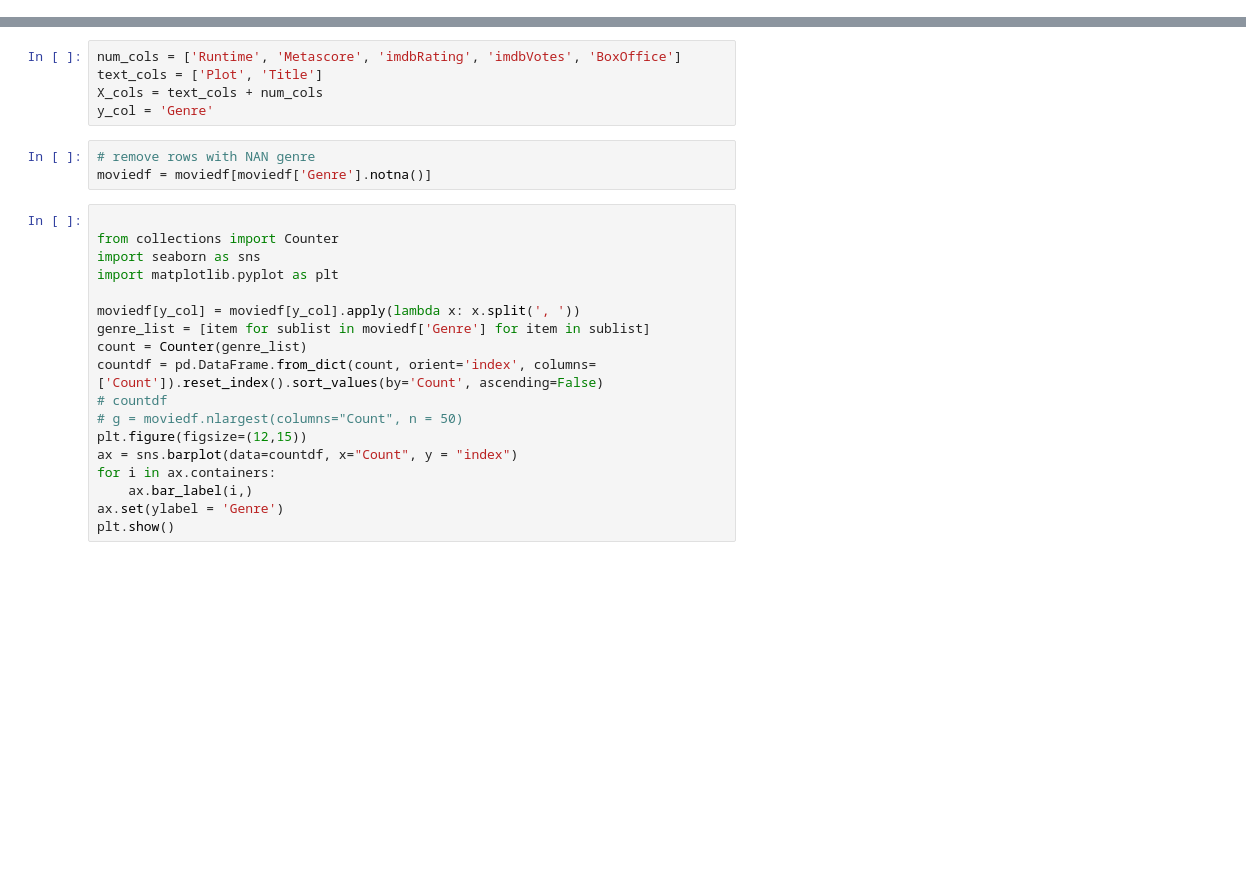
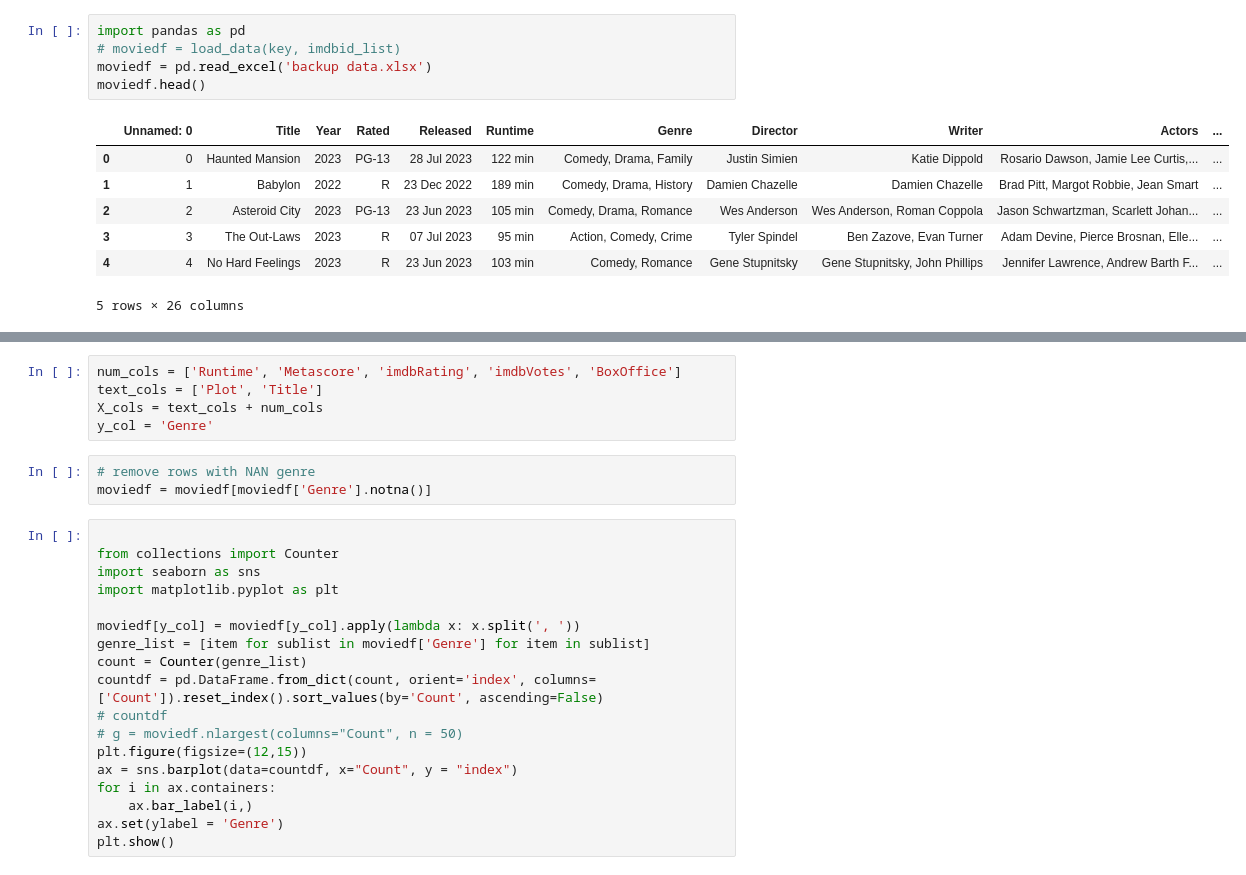
Before and after one commit to Eviedf/movieclassifier, a Jupyter notebook: movie_classification.ipynb, the cells around one changed output, grey strips where cells are left out. Saved outputs shown, nothing was run; the diff lists cells and outputs as text; blank space fills up the shorter version.

```diff
--- a/movie_classification.ipynb
+++ b/movie_classification.ipynb
@@ -76,0 +87,13 @@ moviedf.head()
+# %%
+import pandas as pd
+# moviedf = load_data(key, imdbid_list)
+moviedf = pd.read_excel('backup data.xlsx')
+moviedf.head()
+# %% [output]
+|  | Unnamed: 0 | Title | Year | Rated | Released | Runtime | Genre | Director | Writer | Actors | ... |
+| 0 | 0 | Haunted Mansion | 2023 | PG-13 | 28 Jul 2023 | 122 min | Comedy, Drama, Family | Justin Simien | Katie Dippold | Rosario Dawson, Jamie Lee Curtis,... | ... |
+| 1 | 1 | Babylon | 2022 | R | 23 Dec 2022 | 189 min | Comedy, Drama, History | Damien Chazelle | Damien Chazelle | Brad Pitt, Margot Robbie, Jean Smart | ... |
+| 2 | 2 | Asteroid City | 2023 | PG-13 | 23 Jun 2023 | 105 min | Comedy, Drama, Romance | Wes Anderson | Wes Anderson, Roman Coppola | Jason Schwartzman, Scarlett Johan... | ... |
+| 3 | 3 | The Out-Laws | 2023 | R | 07 Jul 2023 | 95 min | Action, Comedy, Crime | Tyler Spindel | Ben Zazove, Evan Turner | Adam Devine, Pierce Brosnan, Elle... | ... |
+| 4 | 4 | No Hard Feelings | 2023 | R | 23 Jun 2023 | 103 min | Comedy, Romance | Gene Stupnitsky | Gene Stupnitsky, John Phillips | Jennifer Lawrence, Andrew Barth F... | ... |
+5 rows × 26 columns
```
Also changed, not shown: parts of 30 cells of this notebook, 2 other files.
